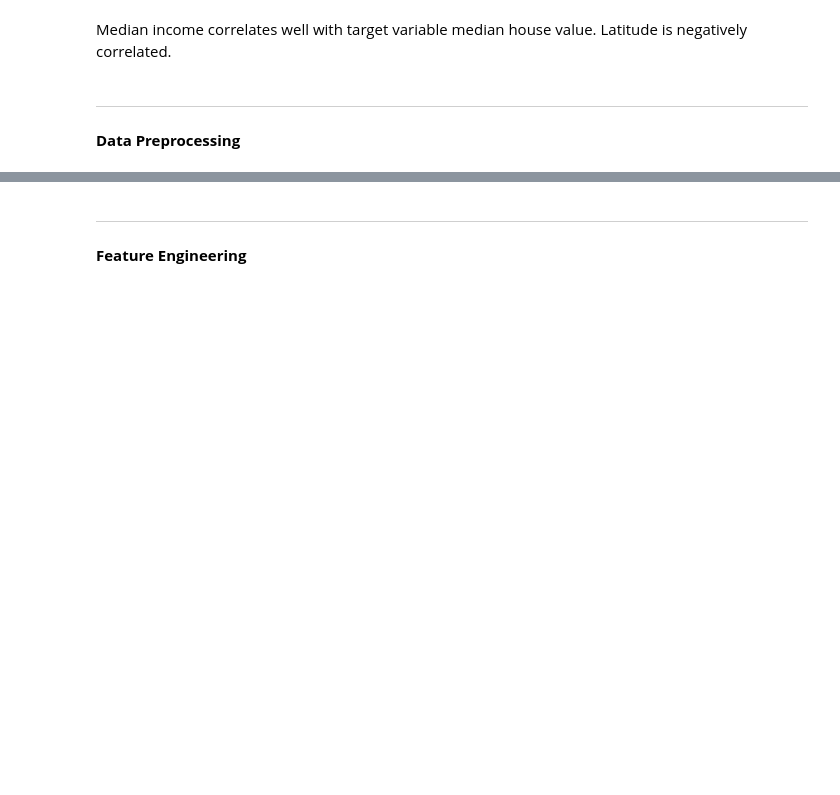
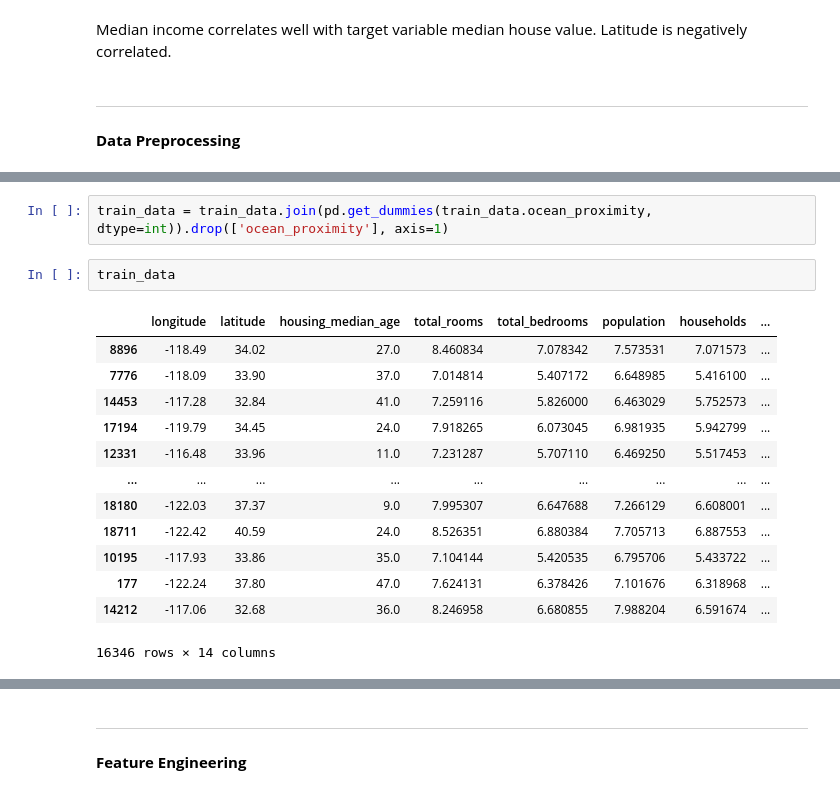
Before and after one commit to Jorwin-dev/linear-regression-py, a Jupyter notebook: house-price-prediction-linreg-py.ipynb, the cells around one changed output, grey strips where cells are left out. Drawn from its saved outputs; the diff is of its cells as text; blank space fills up the shorter version.

```diff
--- a/house-price-prediction-linreg-py.ipynb
+++ b/house-price-prediction-linreg-py.ipynb
@@ -139,0 +192,18 @@ Median income correlates well with target variable median house value. Latitude
+# %%
+train_data = train_data.join(pd.get_dummies(train_data.ocean_proximity, dtype=int)).drop(['ocean_proximity'], axis=1)
+# %%
+train_data
+# %% [output]
+|  | longitude | latitude | housing_median_age | total_rooms | total_bedrooms | population | households | ... |
+| 8896 | -118.49 | 34.02 | 27.0 | 8.460834 | 7.078342 | 7.573531 | 7.071573 | ... |
+| 7776 | -118.09 | 33.90 | 37.0 | 7.014814 | 5.407172 | 6.648985 | 5.416100 | ... |
+| 14453 | -117.28 | 32.84 | 41.0 | 7.259116 | 5.826000 | 6.463029 | 5.752573 | ... |
+| 17194 | -119.79 | 34.45 | 24.0 | 7.918265 | 6.073045 | 6.981935 | 5.942799 | ... |
+| 12331 | -116.48 | 33.96 | 11.0 | 7.231287 | 5.707110 | 6.469250 | 5.517453 | ... |
+| ... | ... | ... | ... | ... | ... | ... | ... | ... |
+| 18180 | -122.03 | 37.37 | 9.0 | 7.995307 | 6.647688 | 7.266129 | 6.608001 | ... |
+| 18711 | -122.42 | 40.59 | 24.0 | 8.526351 | 6.880384 | 7.705713 | 6.887553 | ... |
+| 10195 | -117.93 | 33.86 | 35.0 | 7.104144 | 5.420535 | 6.795706 | 5.433722 | ... |
+| 177 | -122.24 | 37.80 | 47.0 | 7.624131 | 6.378426 | 7.101676 | 6.318968 | ... |
+| 14212 | -117.06 | 32.68 | 36.0 | 8.246958 | 6.680855 | 7.988204 | 6.591674 | ... |
+16346 rows × 14 columns
```
Also changed, not shown: parts of 13 cells of this notebook.
